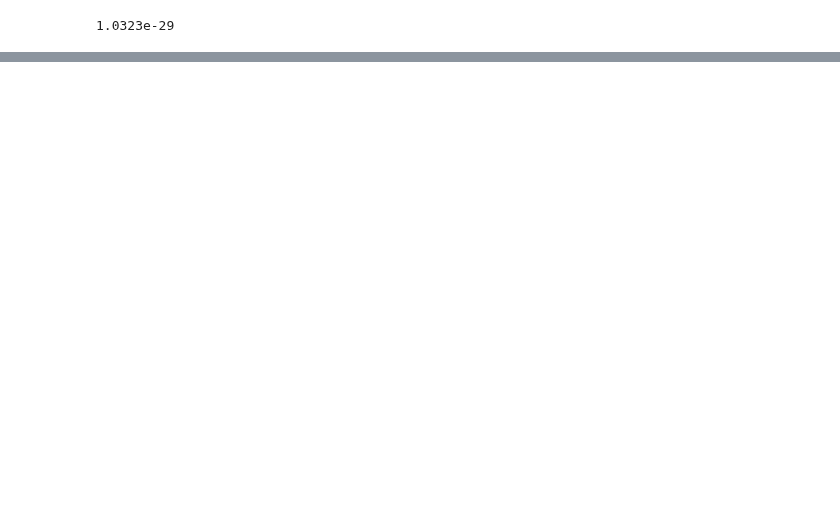
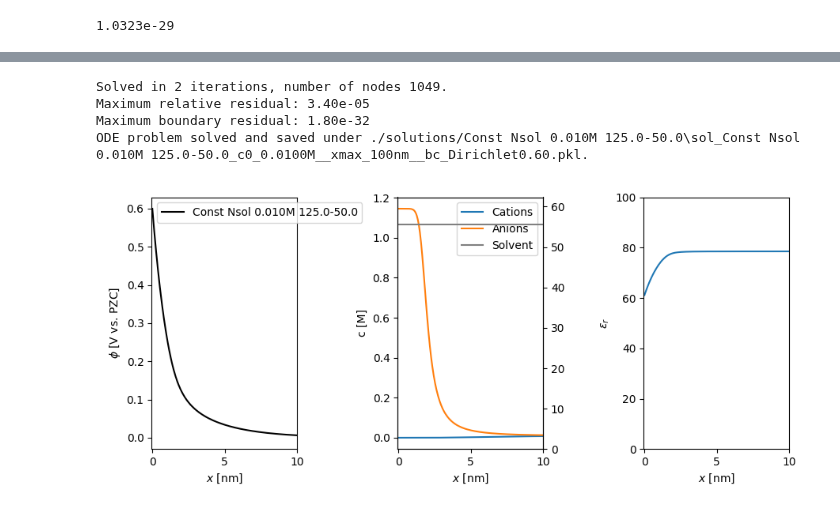
Before and after one commit to lucasdekam/frumkin, a Jupyter notebook: testing.ipynb, the cells around one changed output, grey strips where cells are left out. Cells and saved outputs as stored; diff of their text form; code cells hidden in the pictures; blank space fills up the shorter version.

```diff
--- a/testing.ipynb
+++ b/testing.ipynb
@@ -61 +31,13 @@ ax.plot(gi_sol.x, C.BETA * C.Z * C.E_0 * gi_sol.phi)
+# %%
+huang = models.HuangSimple(ion_concentration_molar, 125, 50)
+huang_sol = huang.solve_dirichlet(x, 0.6)
+fig, ax = plotting.plot_solution(huang_sol, xmin, xmax, logscale=False)
+
+plt.show()
+# %% [output]
+Solved in 2 iterations, number of nodes 1049.
+Maximum relative residual: 3.40e-05
+Maximum boundary residual: 1.80e-32
+ODE problem solved and saved under ./solutions/Const Nsol 0.010M 125.0-50.0\sol_Const Nsol 0.010M 125.0-50.0_c0_0.0100M__xmax_100nm__bc_Dirichlet0.60.pkl.
+[figure, added]
 # %%
```
Also changed, not shown: parts of 9 cells of this notebook, 7 other files.
